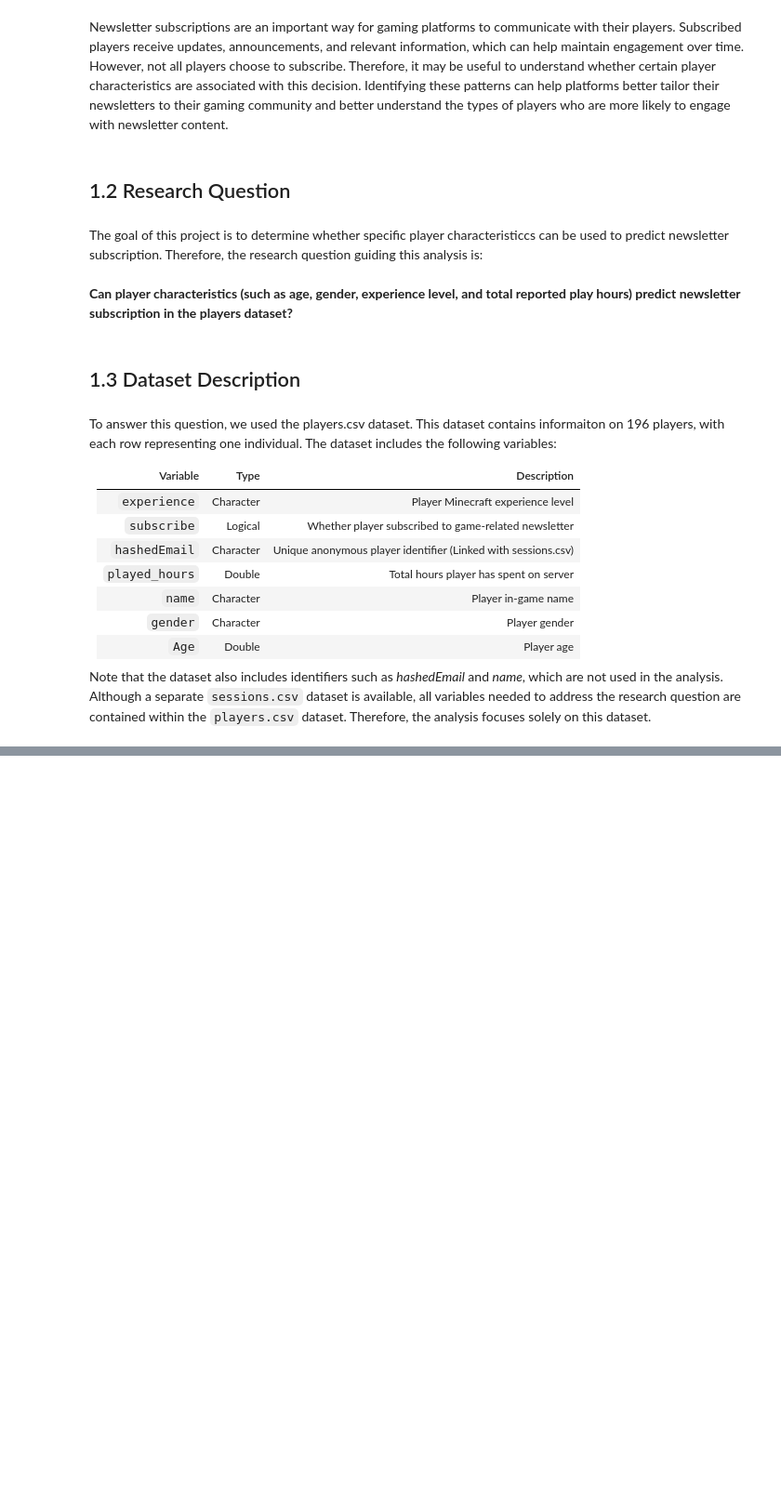
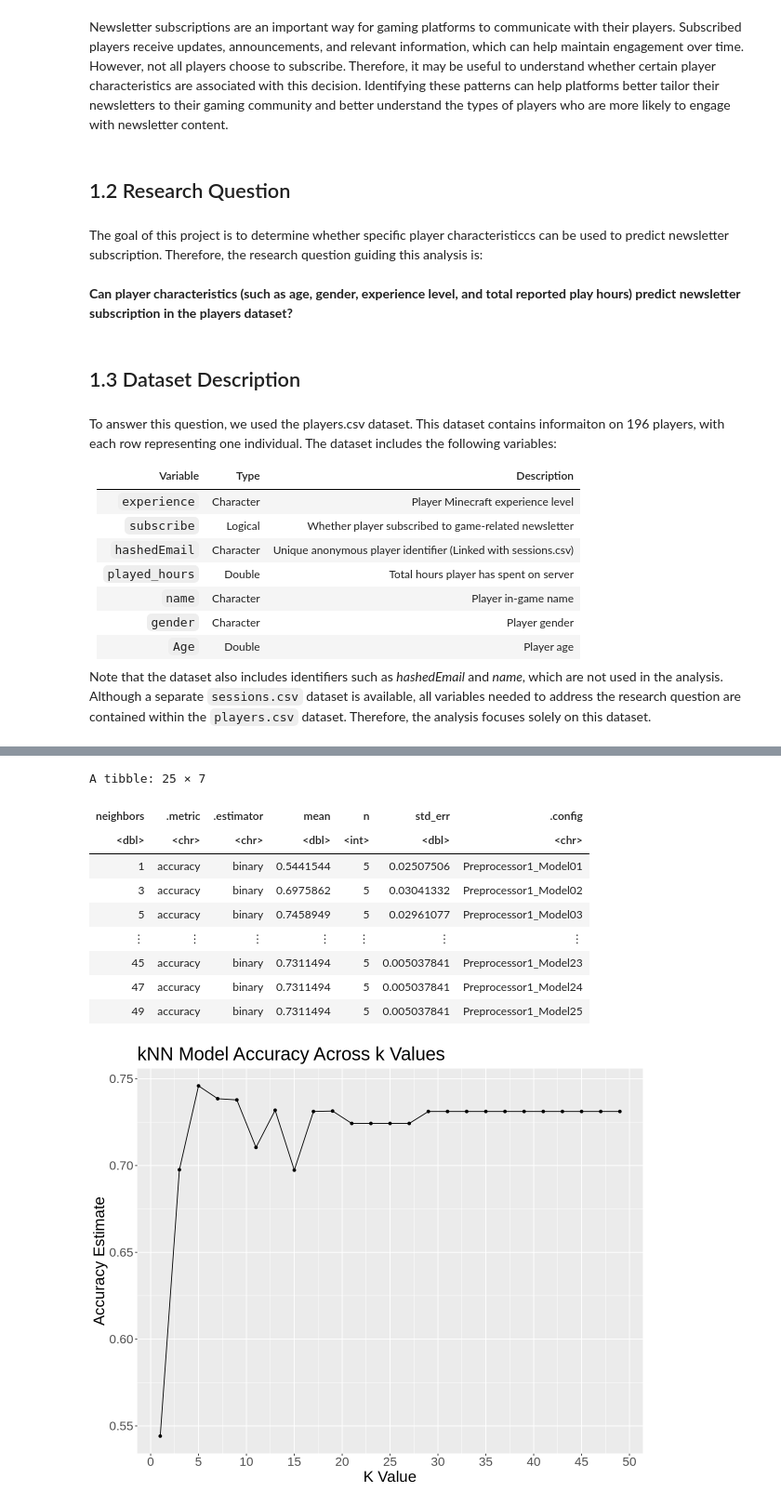
Before and after one commit to vincccss/dsci100-final-project, a Jupyter notebook: final_project_notebook.ipynb, the cells around one changed output, grey strips where cells are left out. Shown at 93% size. Drawn from its saved outputs; the diff is of its cells as text; code cells hidden in the pictures; blank space fills up the shorter version.

Commit message:
Nearly completed Methods & Results section

```diff
--- a/final_project_notebook.ipynb
+++ b/final_project_notebook.ipynb
@@ -102,0 +306,76 @@ Note that the dataset also includes identifiers such as *hashedEmail* and *name*
+# %%
+# Load required library for kNN model
+library(tidymodels)
+
+# Set seed (for reproducibility)
+set.seed(001)
+
+# Split data into testing and training sets
+players_data_split <- players_data_cleanest |>
+                        initial_split(prop = 0.75, strata = subscribe)
+#players_data_split
+players_training <- training(players_data_split)
+#players_training
+players_testing <- testing(players_data_split)
+#players_testing
+
+# Create kNN Model Spec
+players_spec <- nearest_neighbor(weight_func = "rectangular", neighbors = tune()) |>
+                    set_engine("kknn") |>
+                    set_mode("classification")
+#players_spec
+
+# Create recipe
+players_recipe <- recipe(subscribe ~ ., data = players_training) |>
+                    step_scale(all_predictors()) |>
+                    step_center(all_predictors())
+#players_recipe
+
+# Create workflow
+players_workflow <- workflow() |>
+                add_recipe(players_recipe) |>
+                add_model(players_spec)
+#players_workflow
+
+# Create vfold
+players_vfold <- vfold_cv(players_training, v = 5, strata = subscribe)
+#players_vfold
+
+# Create k values for tuning
+k_vals <- tibble(neighbors = seq(from = 1, to = 50, by = 2))
+#k_vals
+
+# Get Results for k values
+players_results <- players_workflow |>
+                    tune_grid(resamples = players_vfold, grid = k_vals) |>
+                    collect_metrics()
+#players_results
+
+# Find best k value to use
+players_accuracies <- players_results |>
+                    filter(.metric == "accuracy")
+#players_accuracies
+
+accuracy_vs_kval <- players_accuracies |>
+                        ggplot(aes(x = neighbors,
+                                   y = mean)) +
+                            geom_point() +
+                            geom_line() +
+                        scale_x_continuous(breaks = seq(0, 50, by = 5)) +
+                        labs(x = "K Value",
+                             y = "Accuracy Estimate",
+                             title = "kNN Model Accuracy Across k Values") +
+                        theme(text = element_text(size = 20))
+accuracy_vs_kval
+# %% [output]
+A tibble: 25 × 7
+| neighbors | .metric | .estimator | mean | n | std_err | .config |
+| <dbl> | <chr> | <chr> | <dbl> | <int> | <dbl> | <chr> |
+| 1 | accuracy | binary | 0.5441544 | 5 | 0.02507506 | Preprocessor1_Model01 |
+| 3 | accuracy | binary | 0.6975862 | 5 | 0.03041332 | Preprocessor1_Model02 |
+| 5 | accuracy | binary | 0.7458949 | 5 | 0.02961077 | Preprocessor1_Model03 |
+| ⋮ | ⋮ | ⋮ | ⋮ | ⋮ | ⋮ | ⋮ |
+| 45 | accuracy | binary | 0.7311494 | 5 | 0.005037841 | Preprocessor1_Model23 |
+| 47 | accuracy | binary | 0.7311494 | 5 | 0.005037841 | Preprocessor1_Model24 |
+| 49 | accuracy | binary | 0.7311494 | 5 | 0.005037841 | Preprocessor1_Model25 |
+[figure, added]
```
Also changed, not shown: parts of 26 cells of this notebook.
